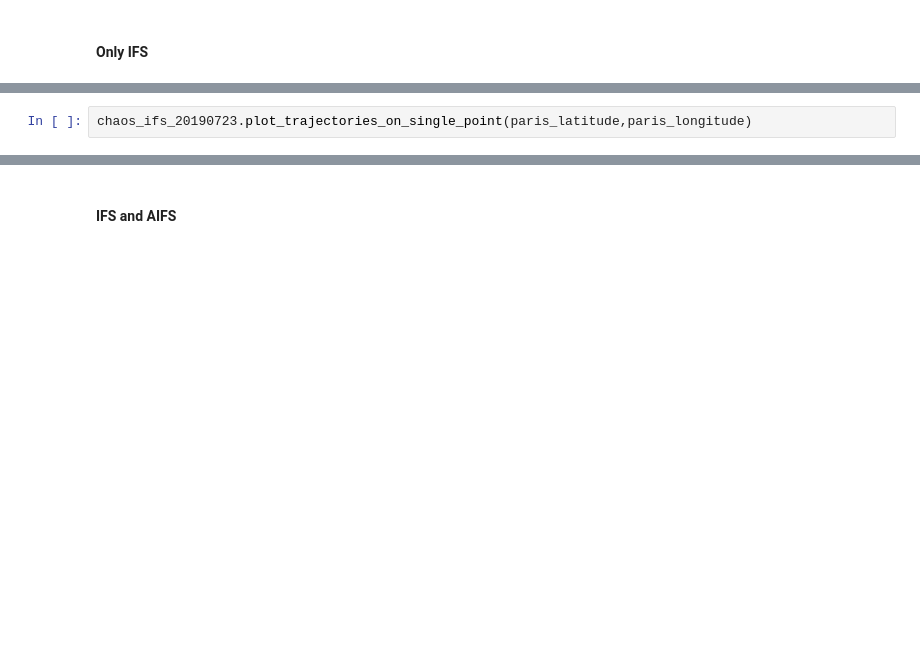
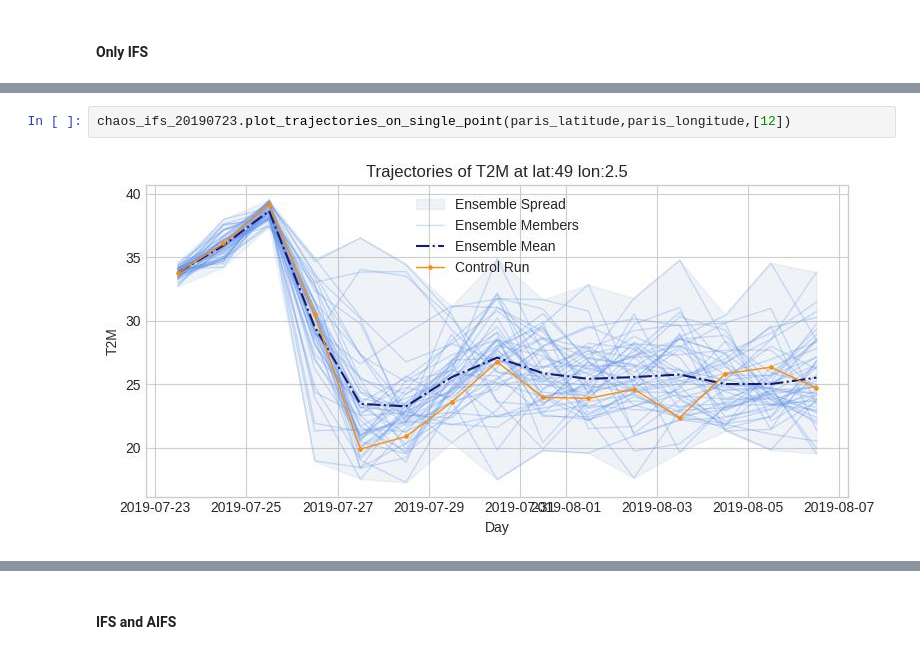
Before and after one commit to paoloChevalier/rare-event-simulation-using-ai-weather-forecasting, a Jupyter notebook: Notebooks/lyapunov_exponents_ensemble_forecasts_ecmwf.ipynb, the cells around one changed output, grey strips where cells are left out. Drawn from its saved outputs; the diff is of its cells as text; blank space fills up the shorter version.

```diff
--- a/Notebooks/lyapunov_exponents_ensemble_forecasts_ecmwf.ipynb
+++ b/Notebooks/lyapunov_exponents_ensemble_forecasts_ecmwf.ipynb
@@ -136,3 +155,5 @@ chaos_ifs_20170621.plot_trajectories_on_single_point(paris_latitude,paris_longit
 # %%
-chaos_ifs_20190723.plot_trajectories_on_single_point(paris_latitude,paris_longitude)
+chaos_ifs_20190723.plot_trajectories_on_single_point(paris_latitude,paris_longitude,[12])
+# %% [output]
+[figure, added]
 # %%
```
Also changed, not shown: parts of 64 cells of this notebook.
